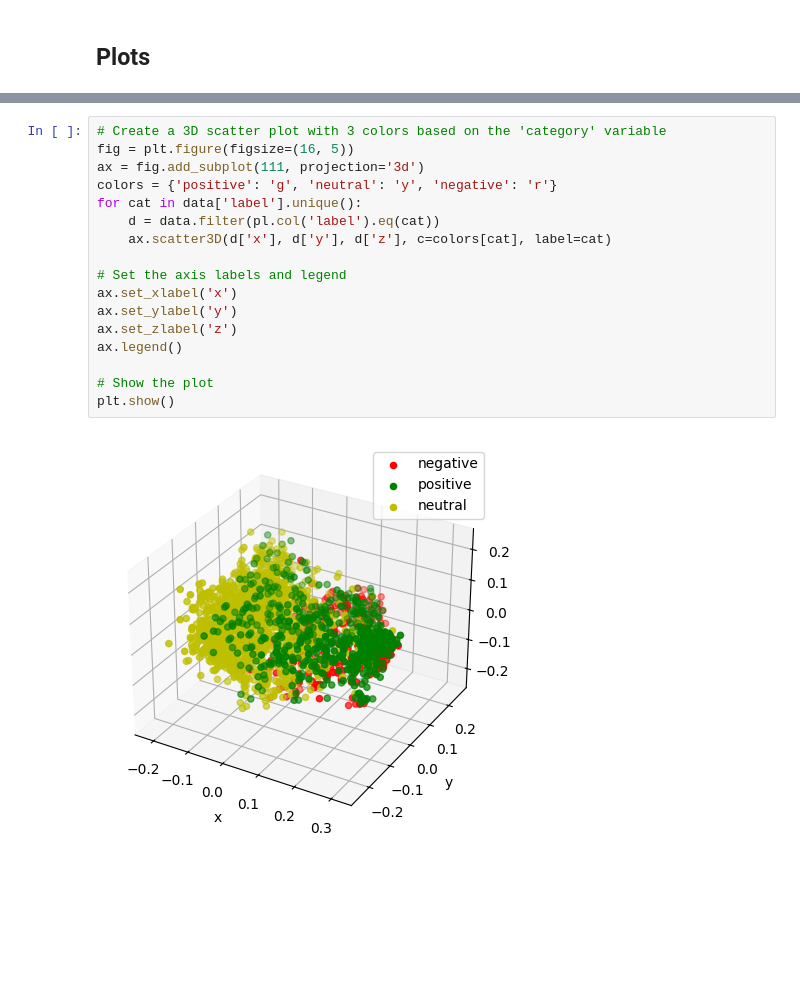
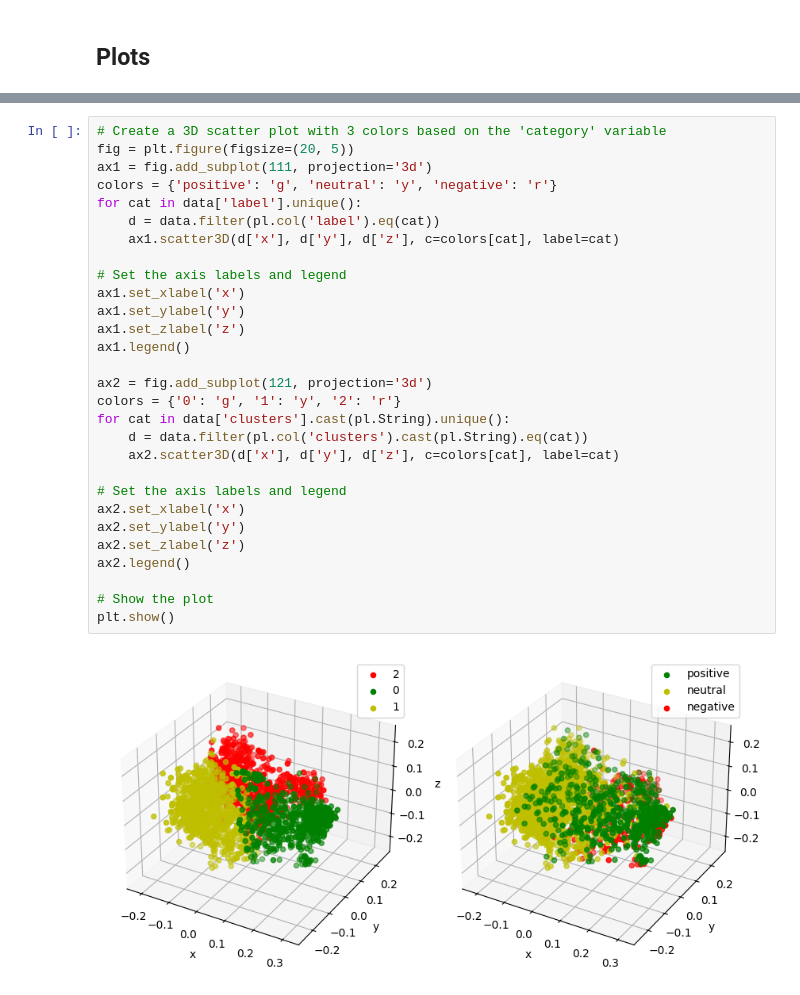
Before and after one commit to faunebl/thesis, a Jupyter notebook: final/get_graphs.ipynb, the cells around one changed output, grey strips where cells are left out. Saved outputs shown, nothing was run; the diff lists cells and outputs as text; blank space fills up the shorter version.

Commit message:
better graphs

```diff
--- a/final/get_graphs.ipynb
+++ b/final/get_graphs.ipynb
@@ -82,19 +87,31 @@ plt.scatter(data['x'], data['y'], c=data['clusters'], cmap='rainbow')
 # %%
 # Create a 3D scatter plot with 3 colors based on the 'category' variable
-fig = plt.figure(figsize=(16, 5))
-ax = fig.add_subplot(111, projection='3d')
+fig = plt.figure(figsize=(20, 5))
+ax1 = fig.add_subplot(111, projection='3d')
 colors = {'positive': 'g', 'neutral': 'y', 'negative': 'r'}
 for cat in data['label'].unique():
     d = data.filter(pl.col('label').eq(cat))
-    ax.scatter3D(d['x'], d['y'], d['z'], c=colors[cat], label=cat)
+    ax1.scatter3D(d['x'], d['y'], d['z'], c=colors[cat], label=cat)
 
 # Set the axis labels and legend
-ax.set_xlabel('x')
-ax.set_ylabel('y')
-ax.set_zlabel('z')
-ax.legend()
+ax1.set_xlabel('x')
+ax1.set_ylabel('y')
+ax1.set_zlabel('z')
+ax1.legend()
+
+ax2 = fig.add_subplot(121, projection='3d')
+colors = {'0': 'g', '1': 'y', '2': 'r'}
+for cat in data['clusters'].cast(pl.String).unique():
+    d = data.filter(pl.col('clusters').cast(pl.String).eq(cat))
+    ax2.scatter3D(d['x'], d['y'], d['z'], c=colors[cat], label=cat)
+
+# Set the axis labels and legend
+ax2.set_xlabel('x')
+ax2.set_ylabel('y')
+ax2.set_zlabel('z')
+ax2.legend()
 
 # Show the plot
 plt.show()
 # %% [output]
-[figure, old version]
+[figure, new version]
```
Also changed, not shown: parts of 4 cells of this notebook.
